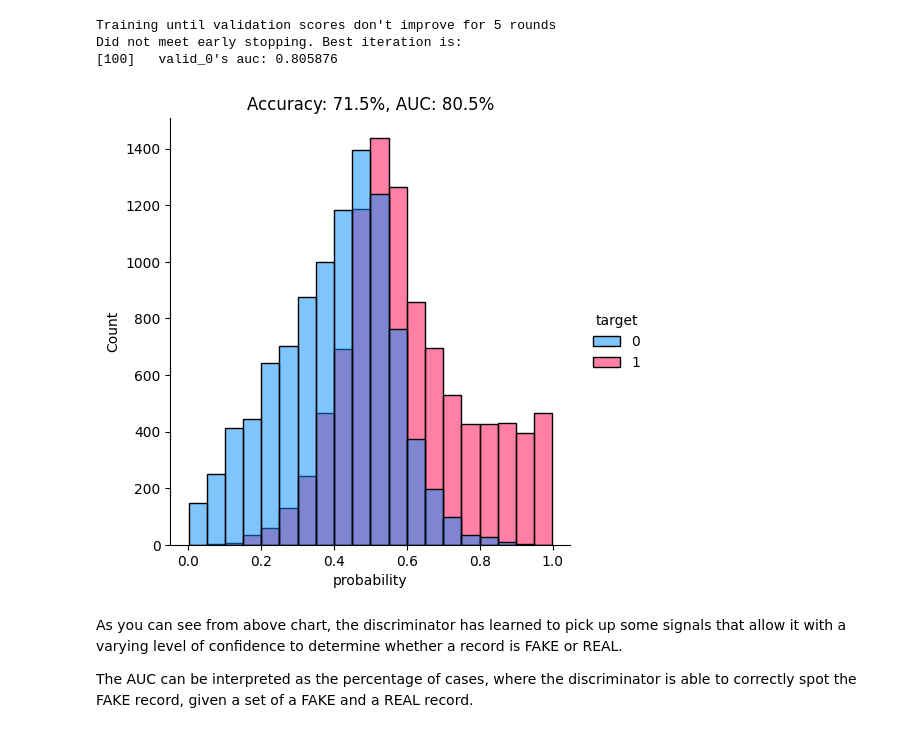
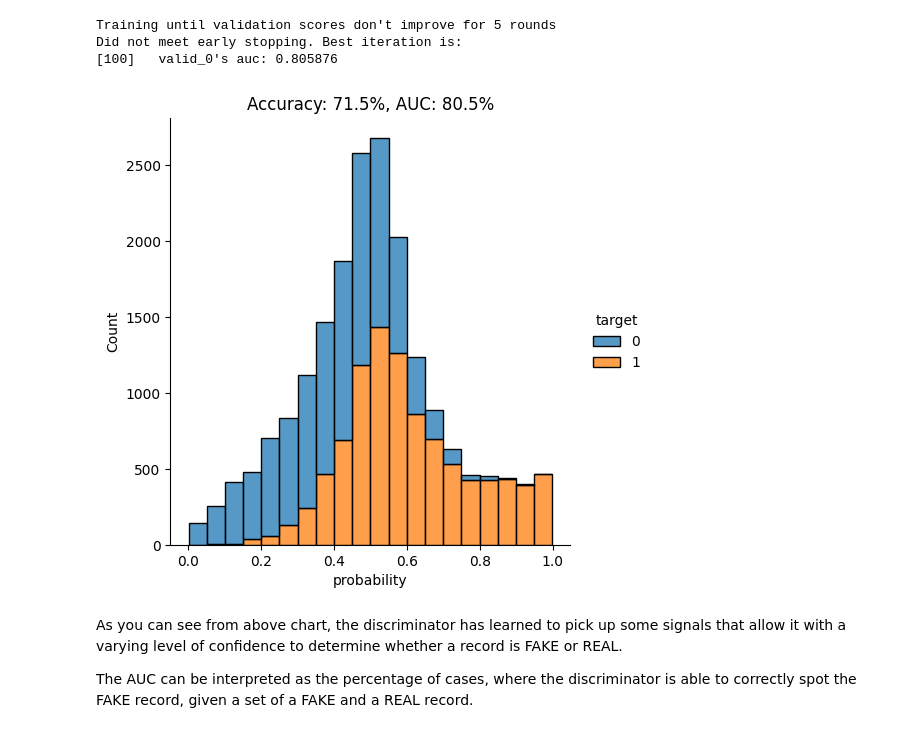
Before and after one commit to mostly-ai/mostly-tutorials, a Jupyter notebook: fake-or-real/fake-or-real.ipynb, the cells around one changed output. Cells and saved outputs as stored; diff of their text form; code cells hidden in the pictures.

Commit message:
change ML evaluation plots to stacked

```diff
--- a/fake-or-real/fake-or-real.ipynb
+++ b/fake-or-real/fake-or-real.ipynb
@@ -113,19 +113,19 @@ hol.insert(1, 'is_fake', model.predict(X_hol).round(4))
 # %%
 import seaborn as sns
 import matplotlib.pyplot as plt
 from sklearn.metrics import roc_auc_score, accuracy_score
 
 auc = roc_auc_score(y_hol, hol.is_fake)
 acc = accuracy_score(y_hol, (hol.is_fake>0.5).astype(int))
 probs_df = pd.concat([
     pd.Series(hol.is_fake, name='probability').reset_index(drop=True),
     pd.Series(y_hol, name='target').reset_index(drop=True)
 ], axis=1)
-fig = sns.displot(data=probs_df, x='probability', hue='target', bins=20, palette=['#008CFB', '#FF004F'])
+fig = sns.displot(data=probs_df, x='probability', hue='target', bins=20, multiple="stack")
 fig = plt.title(f"Accuracy: {acc:.1%}, AUC: {auc:.1%}")
 plt.show()
 # %% [output]
-[figure, old version]
+[figure, new version]
 # %% [markdown]
 As you can see from above chart, the discriminator has learned to pick up some signals that allow it with a varying level of confidence to determine whether a record is FAKE or REAL.
 
```
Also changed, not shown: parts of 2 cells of this notebook, 3 other files.
